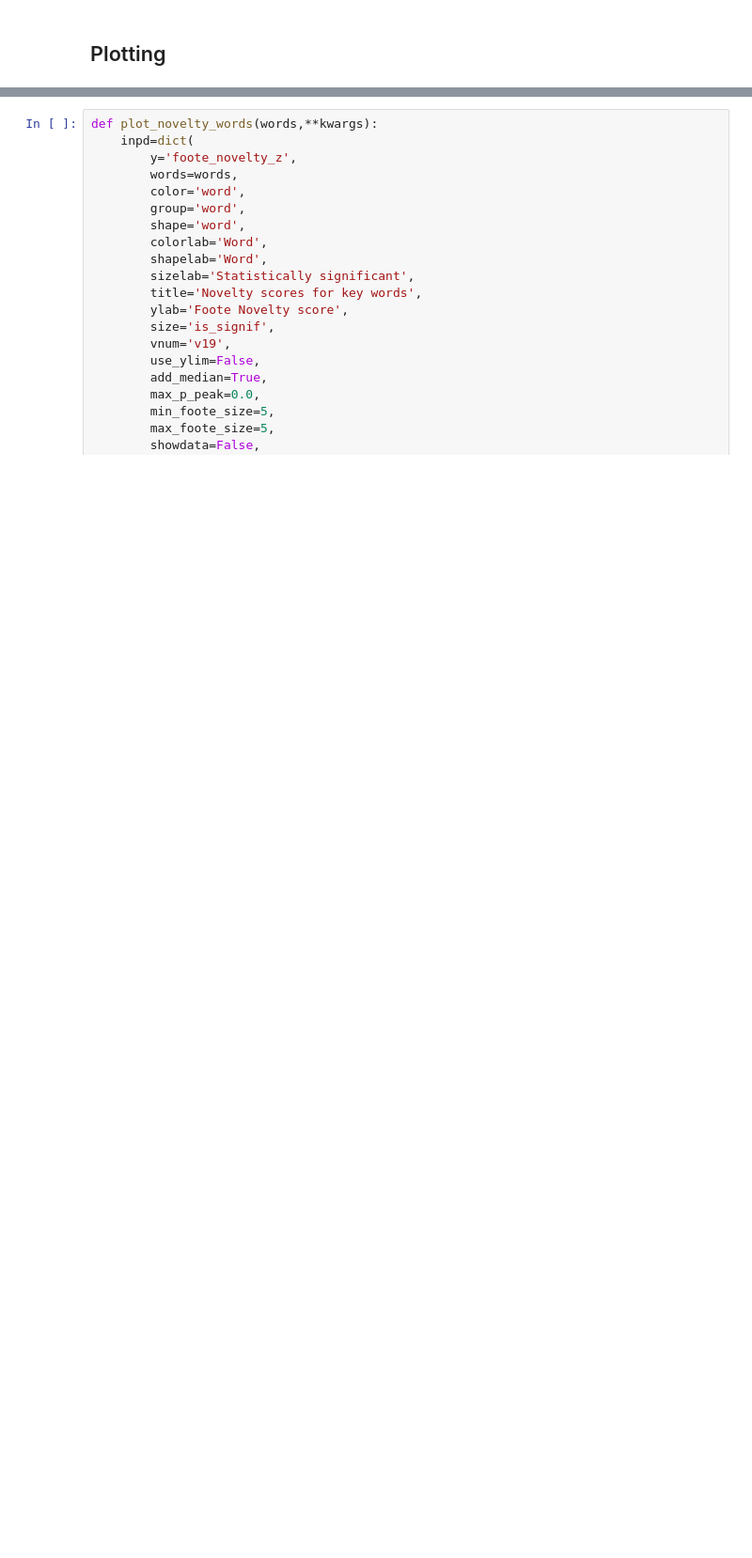
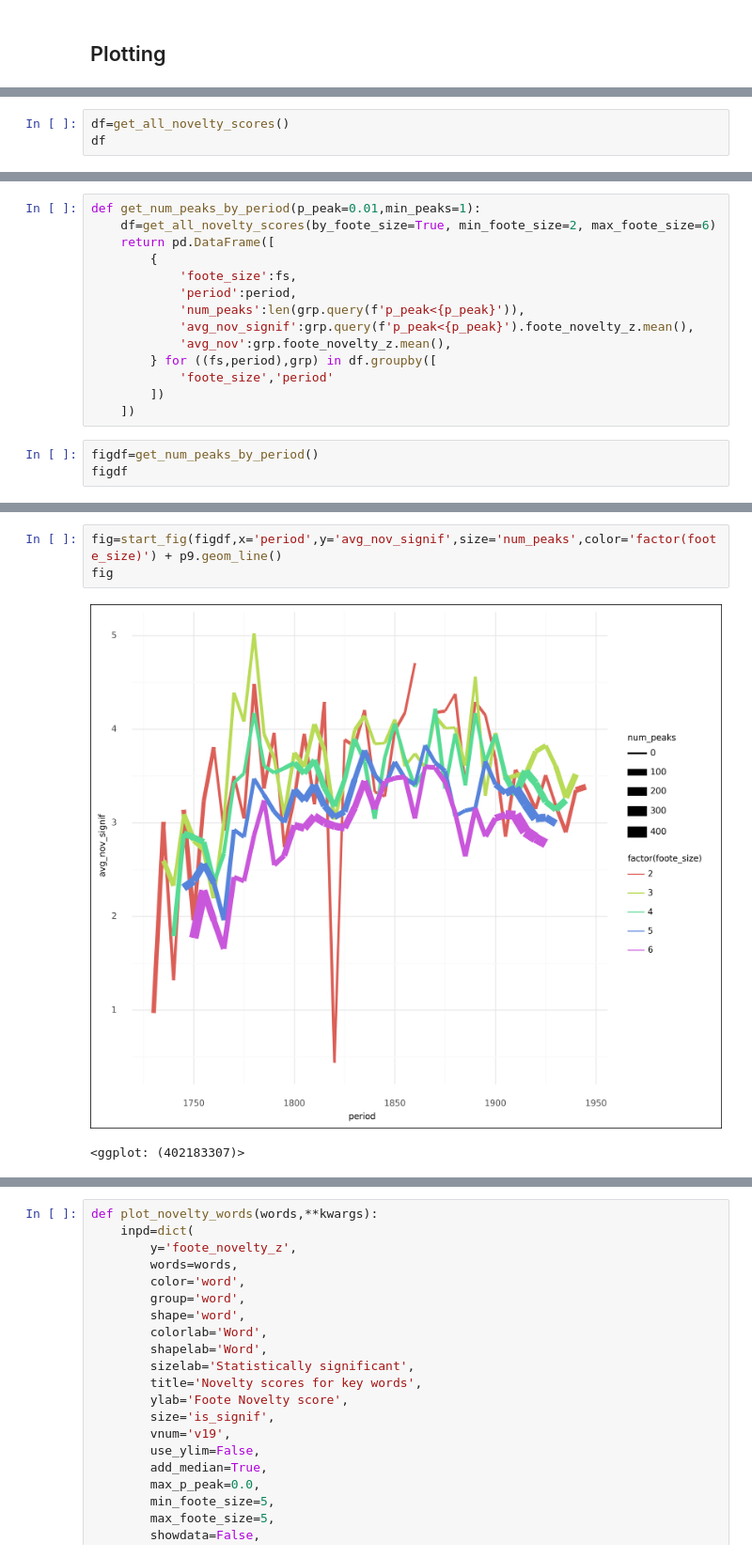
Before and after one commit to quadrismegistus/koselleck, a Jupyter notebook: koselleck/novelty/novelty.ipynb, the cells around one changed output, grey strips where cells are left out. Shown at 94% size. Cells and saved outputs as stored; diff of their text form; blank space fills up the shorter version.

```diff
--- a/koselleck/novelty/novelty.ipynb
+++ b/koselleck/novelty/novelty.ipynb
@@ -291,0 +379,3 @@ def plot_novelty_all(words,**y):
+# %%
+df=get_all_novelty_scores()
+df
@@ -291,0 +396,17 @@ def plot_novelty_all(words,**y):
+# %%
+def get_num_peaks_by_period(p_peak=0.01,min_peaks=1):
+    df=get_all_novelty_scores(by_foote_size=True, min_foote_size=2, max_foote_size=6)
+    return pd.DataFrame([
+        {
+            'foote_size':fs,
+            'period':period,
+            'num_peaks':len(grp.query(f'p_peak<{p_peak}')),
+            'avg_nov_signif':grp.query(f'p_peak<{p_peak}').foote_novelty_z.mean(),
+            'avg_nov':grp.foote_novelty_z.mean(),
+        } for ((fs,period),grp) in df.groupby([
+            'foote_size','period'
+        ])
+    ])
+# %%
+figdf=get_num_peaks_by_period()
+figdf
@@ -291,0 +427,6 @@ def plot_novelty_all(words,**y):
+# %%
+fig=start_fig(figdf,x='period',y='avg_nov_signif',size='num_peaks',color='factor(foote_size)') + p9.geom_line()
+fig
+# %% [output]
+[figure, added]
+<ggplot: (402183307)>
```
Also changed, not shown: parts of 19 cells of this notebook, 3 other files.
